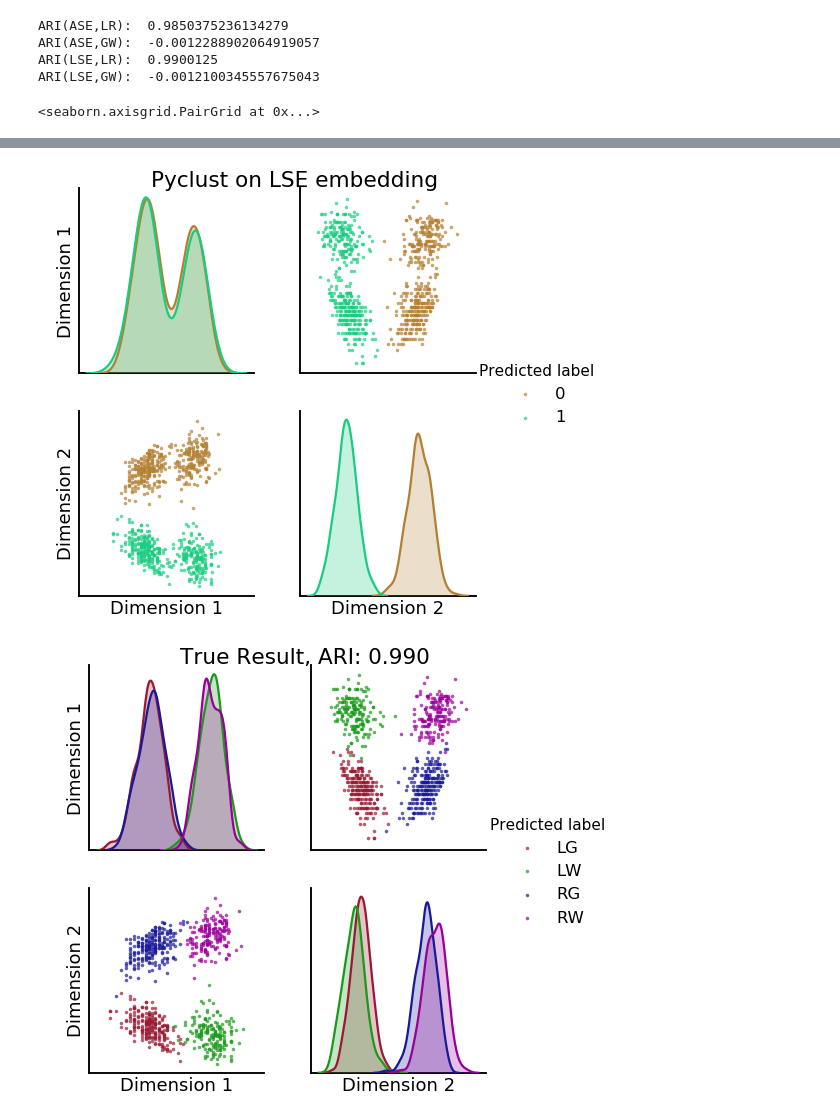
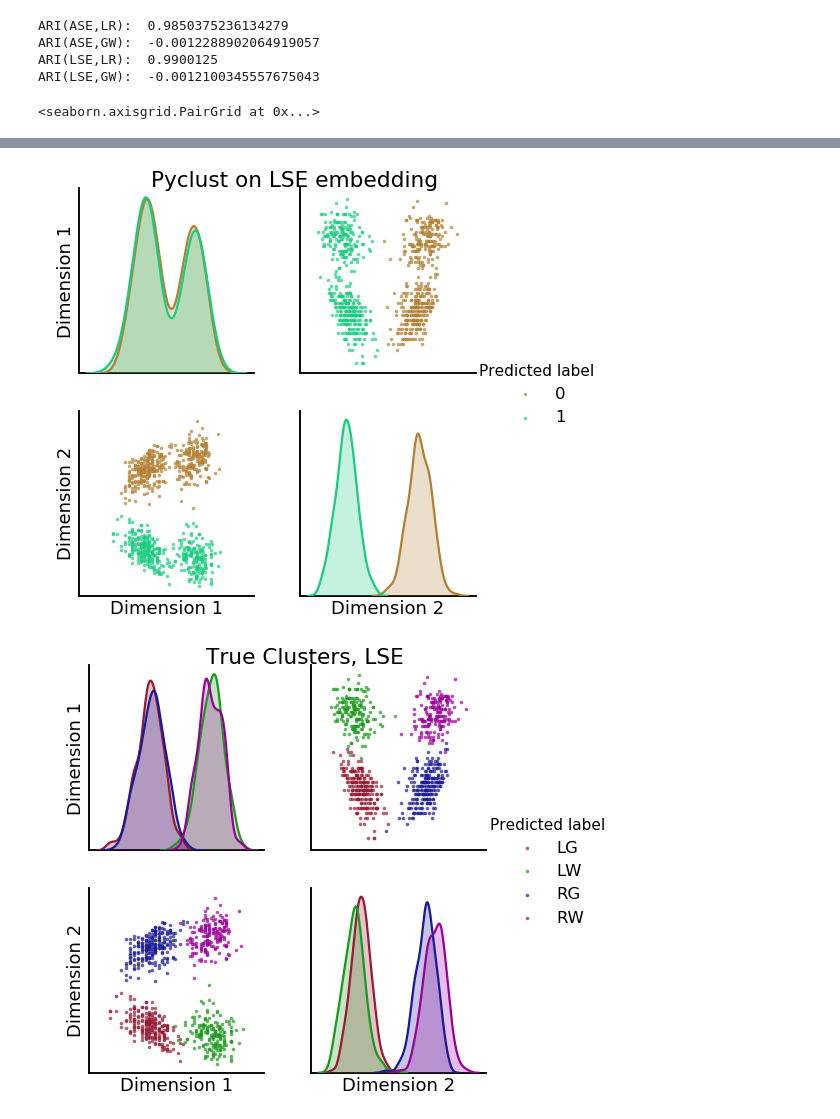
Before and after one commit to neurodata/dos_and_donts, a Jupyter notebook: experiments/experiment_9/py_vs_rclust.ipynb, the cells around one changed output, grey strips where cells are left out. Cells and saved outputs as stored; diff of their text form; code cells hidden in the pictures.

```diff
--- a/experiments/experiment_9/py_vs_rclust.ipynb
+++ b/experiments/experiment_9/py_vs_rclust.ipynb
@@ -149,35 +149,35 @@ pairplot(ase_Xhat,
          height=3.5,
          palette= palette_true)
 
 #LSE
 py_lse = PyclustCluster(max_components=2).fit(lse_Xhat)
 lse_py = py_lse.predict(lse_Xhat)
 lse_ari = adjusted_rand_score(labels_lr, lse_py)
 lse_ari_2 = adjusted_rand_score(labels_gw, lse_py)
 print("ARI(LSE,LR): ",lse_ari)
 print("ARI(LSE,GW): ",lse_ari_2)
 pairplot(lse_Xhat,
          labels=lse_py,
          title='Pyclust on LSE embedding',
          legend_name='Predicted label',
          height=3.5,
          palette= palette_pre)
 pairplot(lse_Xhat,
          labels=labels_sbm,
-         title='True Result, ARI: {}'.format(str(lse_ari)[:5]),
+         title='True Clusters, LSE',
          legend_name='Predicted label',
          height=3.5,
          palette= palette_true)
 # %% [output]
 ARI(ASE,LR):  0.9850375236134279
 ARI(ASE,GW):  -0.0012288902064919057
 ARI(LSE,LR):  0.9900125
 ARI(LSE,GW):  -0.0012100345557675043
 <seaborn.axisgrid.PairGrid at 0x...>
 [figure]
 [figure]
 [figure]
-[figure, old version]
+[figure, new version]
 # %%
 # R-mclust
 
```
Also changed, not shown: parts of 4 cells of this notebook.
